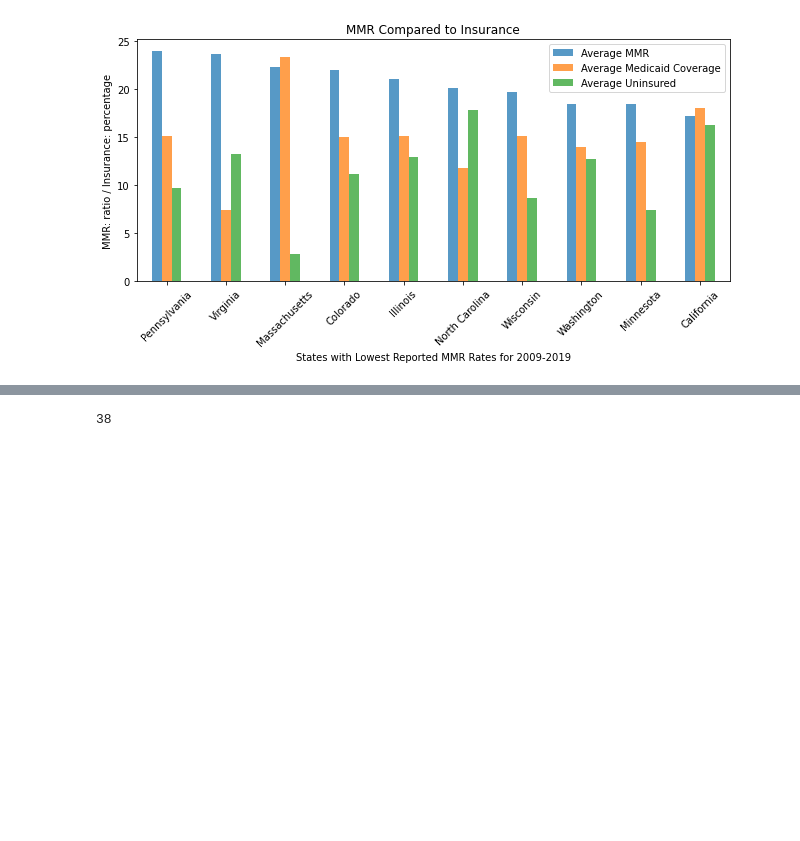
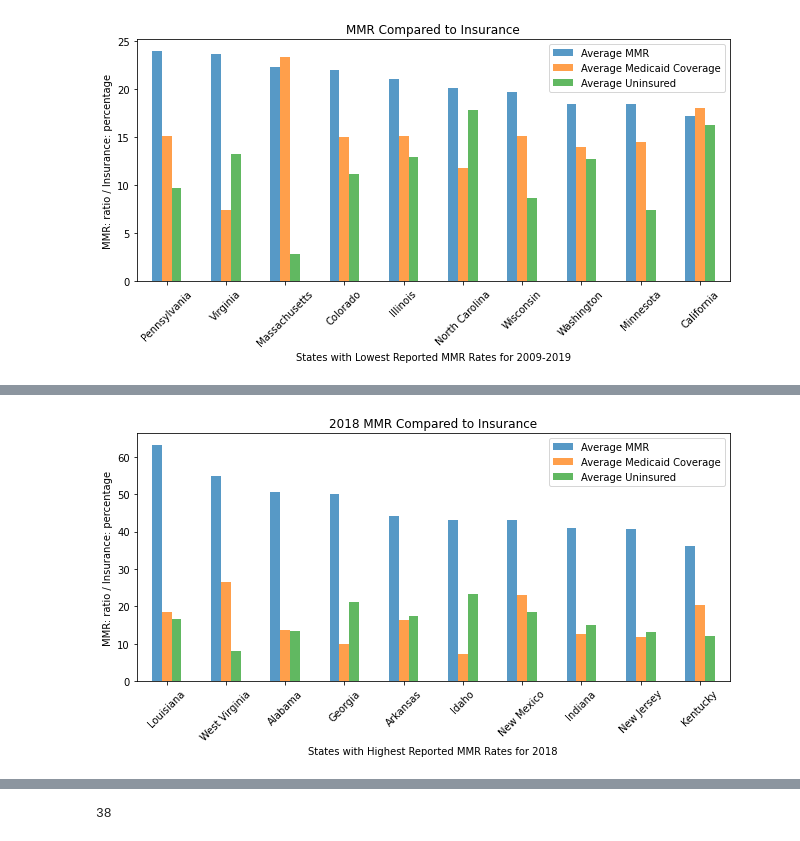
Before and after one commit to abpuccini/maternal-mortality-project, a Jupyter notebook: ETL/ETL-process/exploratory_lee_mmr_us.ipynb, the cells around one changed output, grey strips where cells are left out. Cells and saved outputs as stored; diff of their text form; code cells hidden in the pictures; blank space fills up the shorter version.

Commit message:
exploratory data analysis and 2018 charts

```diff
--- a/ETL/ETL-process/exploratory_lee_mmr_us.ipynb
+++ b/ETL/ETL-process/exploratory_lee_mmr_us.ipynb
@@ -141,0 +163,17 @@ plt.show()
+# %%
+# graph the average mmr and insurance coverage for 2018 data
+avg_2018_df = avg_df_sorted.head(10)
+avg_2018_df.plot(kind="bar", stacked=False, rot=45, alpha=0.75, figsize=(9,5))
+
+plt.title("2018 MMR Compared to Insurance")
+plt.xlabel("States with Highest Reported MMR Rates for 2018")
+plt.ylabel("MMR: ratio / Insurance: percentage")
+
+plt.tight_layout()
+plt.legend(loc="best")
+
+plt.savefig("../Resources/explore_2018_highest_mmr.png")
+
+plt.show()
+# %% [output]
+[figure, added]
```
Also changed, not shown: parts of 5 cells of this notebook, 2 other files.
